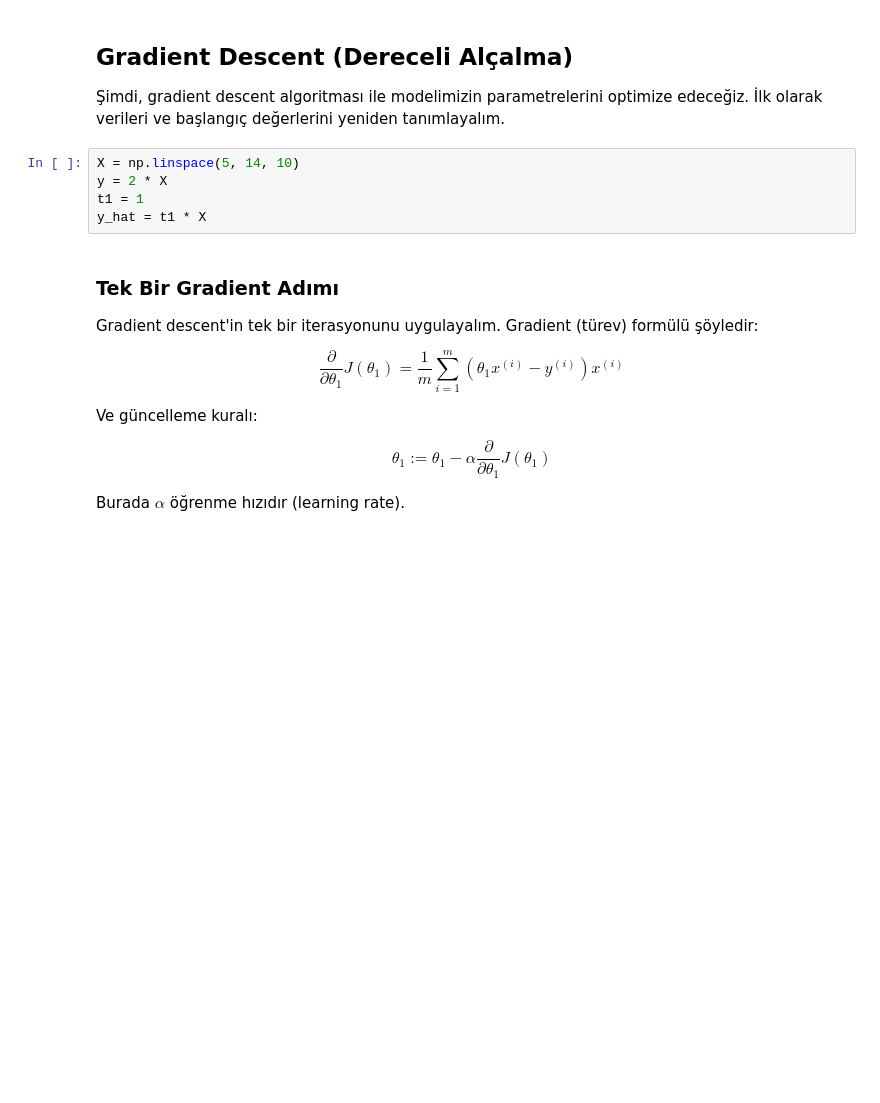
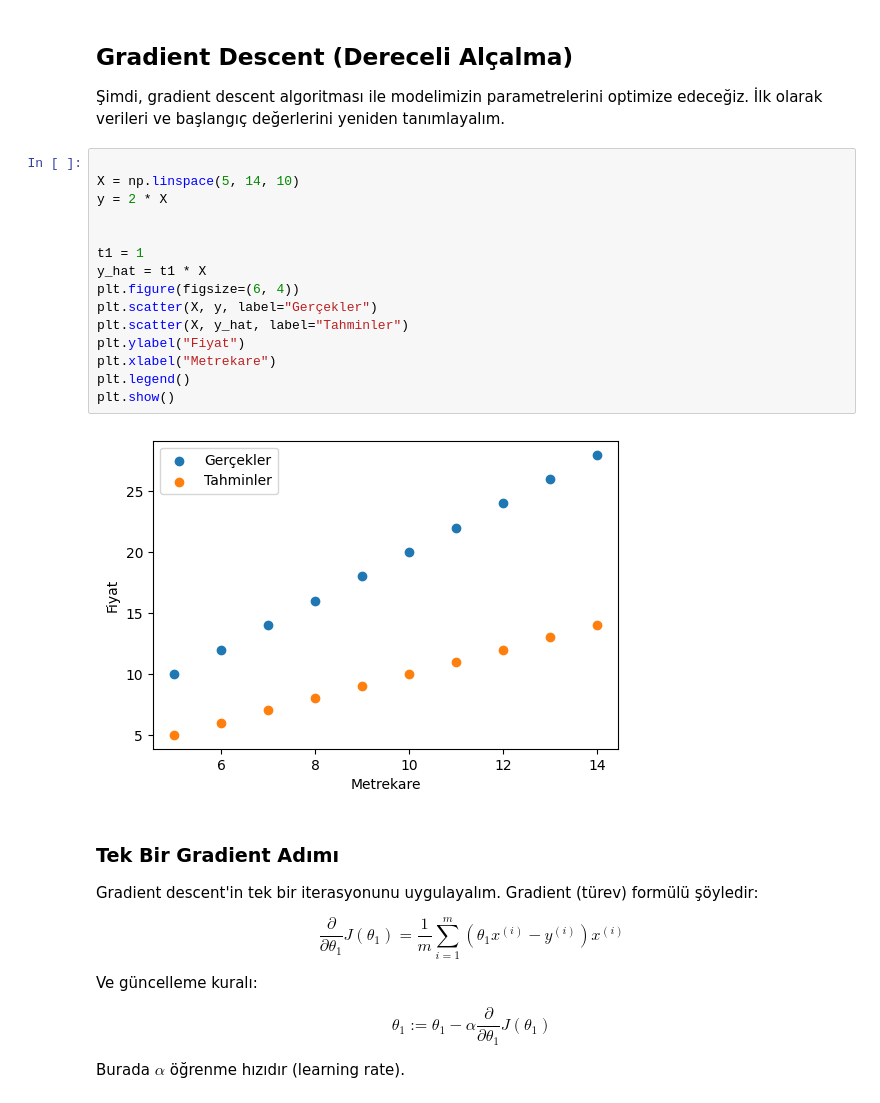
Before and after one commit to abdurrahimagca/cvp_lect, a Jupyter notebook: Uygulama/1_lin_reg_tests.ipynb, the cells around one changed output. Saved outputs shown, nothing was run; the diff lists cells and outputs as text; blank space fills up the shorter version.

```diff
--- a/Uygulama/1_lin_reg_tests.ipynb
+++ b/Uygulama/1_lin_reg_tests.ipynb
@@ -89,10 +121,22 @@ plt.show()
 
 Şimdi, gradient descent algoritması ile modelimizin parametrelerini optimize edeceğiz. İlk olarak verileri ve başlangıç değerlerini yeniden tanımlayalım.
 # %%
+
 X = np.linspace(5, 14, 10)
 y = 2 * X
+
+
 t1 = 1
 y_hat = t1 * X
+plt.figure(figsize=(6, 4))
+plt.scatter(X, y, label="Gerçekler")
+plt.scatter(X, y_hat, label="Tahminler")
+plt.ylabel("Fiyat")
+plt.xlabel("Metrekare")
+plt.legend()
+plt.show()
+# %% [output]
+[figure, added]
 # %% [markdown]
 ### Tek Bir Gradient Adımı
 
```
Also changed, not shown: parts of 18 cells of this notebook, 4 other files.
